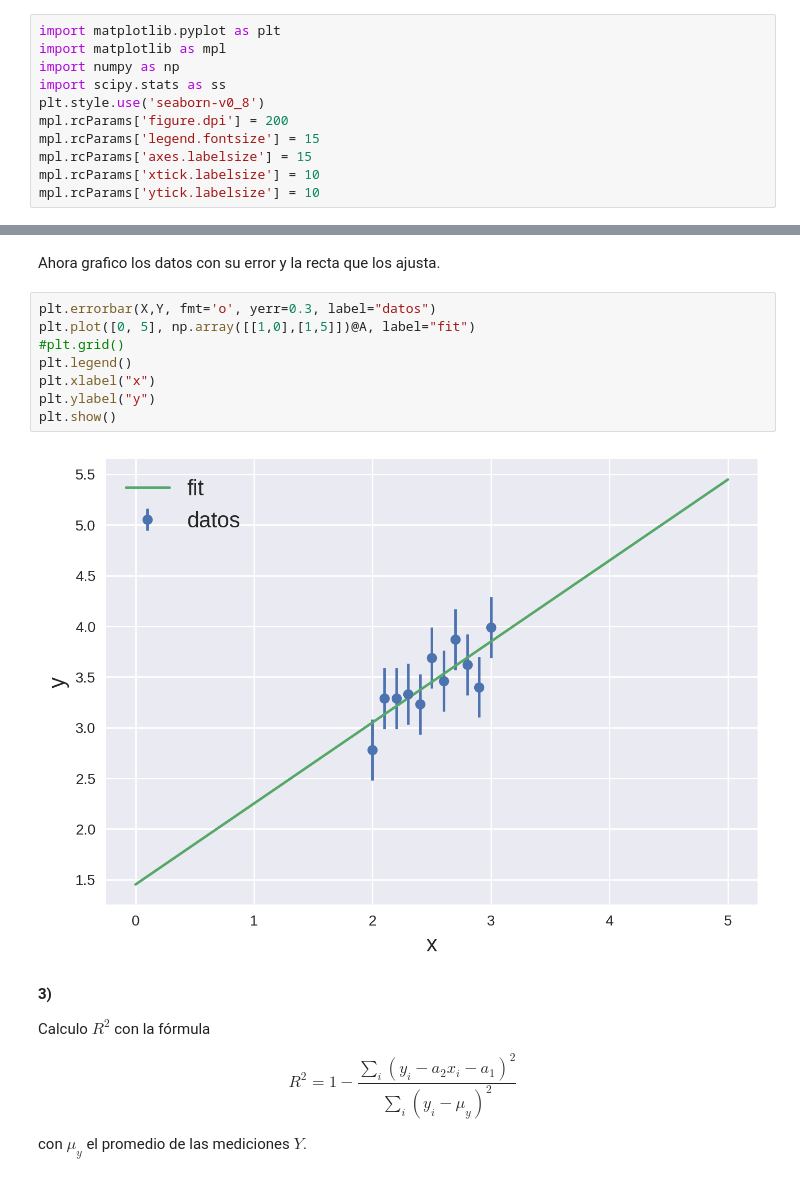
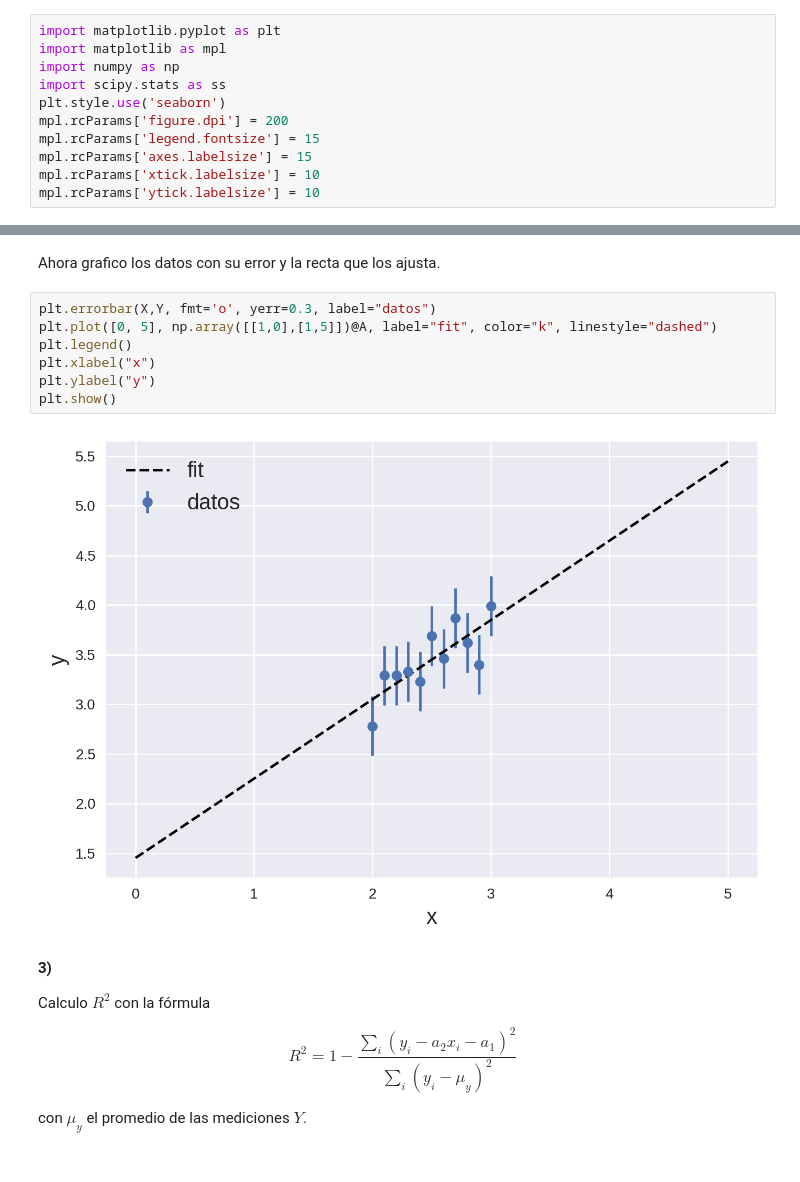
Before and after one commit to tdinapoli/mefe, a Jupyter notebook: tps/tp2/tp2-limpio.ipynb, the cells around one changed output, grey strips where cells are left out. Saved outputs shown, nothing was run; the diff lists cells and outputs as text.

```diff
--- a/tps/tp2/tp2-limpio.ipynb
+++ b/tps/tp2/tp2-limpio.ipynb
@@ -11,7 +11,7 @@ import matplotlib.pyplot as plt
 import matplotlib as mpl
 import numpy as np
 import scipy.stats as ss
-plt.style.use('seaborn-v0_8')
+plt.style.use('seaborn')
 mpl.rcParams['figure.dpi'] = 200
 mpl.rcParams['legend.fontsize'] = 15
 mpl.rcParams['axes.labelsize'] = 15
@@ -116,14 +117,13 @@ a2 = 0.799090909090908 +- 0.28603877677367745
 Ahora grafico los datos con su error y la recta que los ajusta.
 # %%
 plt.errorbar(X,Y, fmt='o', yerr=0.3, label="datos")
-plt.plot([0, 5], np.array([[1,0],[1,5]])@A, label="fit")
-#plt.grid()
+plt.plot([0, 5], np.array([[1,0],[1,5]])@A, label="fit", color="k", linestyle="dashed")
 plt.legend()
 plt.xlabel("x")
 plt.ylabel("y")
 plt.show()
 # %% [output]
-[figure, old version]
+[figure, new version]
 # %% [markdown]
 **3)**
 
```
Also changed, not shown: parts of 15 cells of this notebook, 1 other file.
